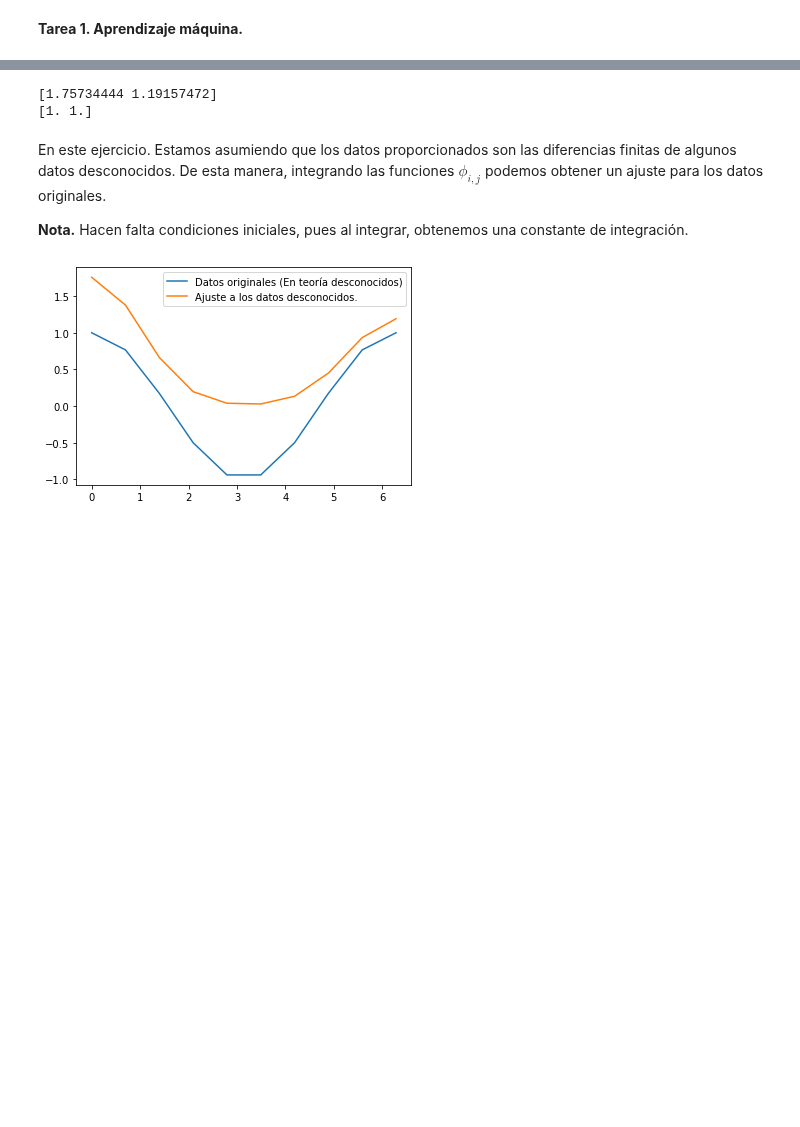
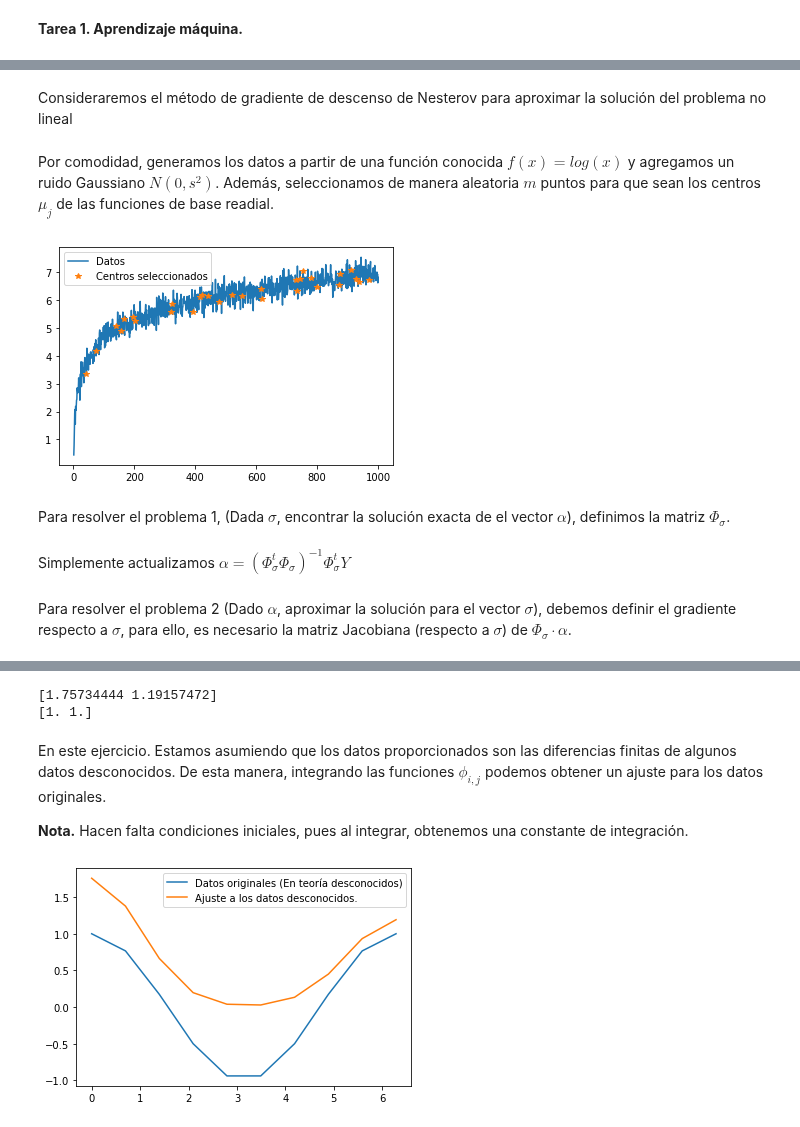
Before and after one commit to JairEsc/Mat_Apl_2, a Jupyter notebook: ML_T1.ipynb, the cells around one changed output, grey strips where cells are left out. Cells and saved outputs as stored; diff of their text form; code cells hidden in the pictures; blank space fills up the shorter version.

```diff
--- a/ML_T1.ipynb
+++ b/ML_T1.ipynb
@@ -32,3 +47,5 @@ De esta manera, podemos intercalar los problemas y obtener sucesiones $\alpha_k$
 # %%
 import numpy as np
 import matplotlib.pyplot as plt
+# %% [markdown]
+Consideraremos el método de gradiente de descenso de Nesterov para aproximar la solución del problema no lineal
@@ -34,0 +68,22 @@ import matplotlib.pyplot as plt
+# %% [markdown]
+Por comodidad, generamos los datos a partir de una función conocida $f(x)=log(x)$ y agregamos un ruido Gaussiano $N(0,s^2)$.
+Además, seleccionamos de manera aleatoria $m$ puntos para que sean los centros $\mu_j$ de las funciones de base readial.
+# %%
+#Datos-----------------
+np.random.seed(0)
+n=1000
+x=np.linspace(1,n,n)
+y=np.log(x)+np.random.normal(0,.25,size=len(x))
+from numpy.random import default_rng
+m=30
+x_m=np.sort(default_rng().choice(np.arange(0, len(x)), size=m, replace=False))
+y_m=y[x_m]
+plt.plot(x,y,label='Datos')
+plt.plot(x_m,y_m,'*',label='Centros seleccionados')
+plt.legend()
+plt.show()
+#-----------------------------
+# %% [output]
+[figure, added]
+# %% [markdown]
+Para resolver el problema 1, (Dada $\sigma$, encontrar la solución exacta de el vector $\alpha$), definimos la matriz $\Phi_\sigma$.
@@ -34,0 +97,3 @@ import matplotlib.pyplot as plt
+# %% [markdown]
+Simplemente actualizamos
+$\alpha=(\Phi_\sigma ^t\Phi_\sigma)^{-1}\Phi_\sigma^t Y$
@@ -34,0 +103,2 @@ import matplotlib.pyplot as plt
+# %% [markdown]
+Para resolver el problema 2 (Dado $\alpha$, aproximar la solución para el vector $\sigma$), debemos definir el gradiente respecto a $\sigma$, para ello, es necesario la matriz Jacobiana (respecto a $\sigma$) de $\Phi_\sigma\cdot \alpha$.
```
Also changed, not shown: parts of 17 cells of this notebook.
